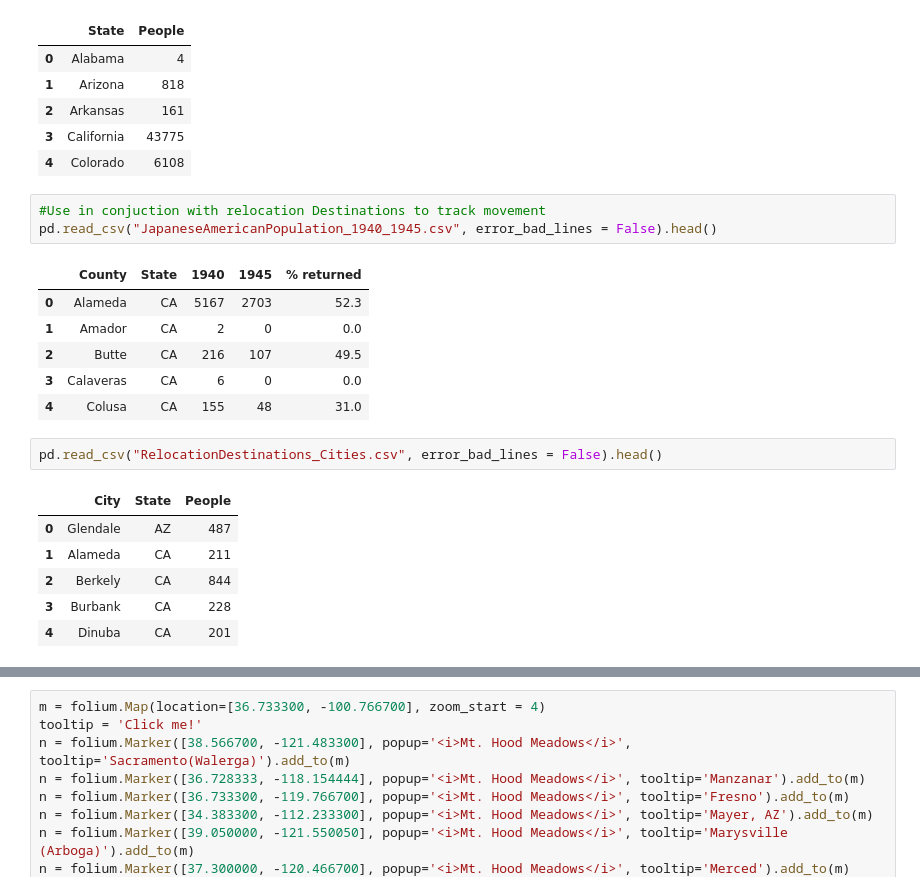
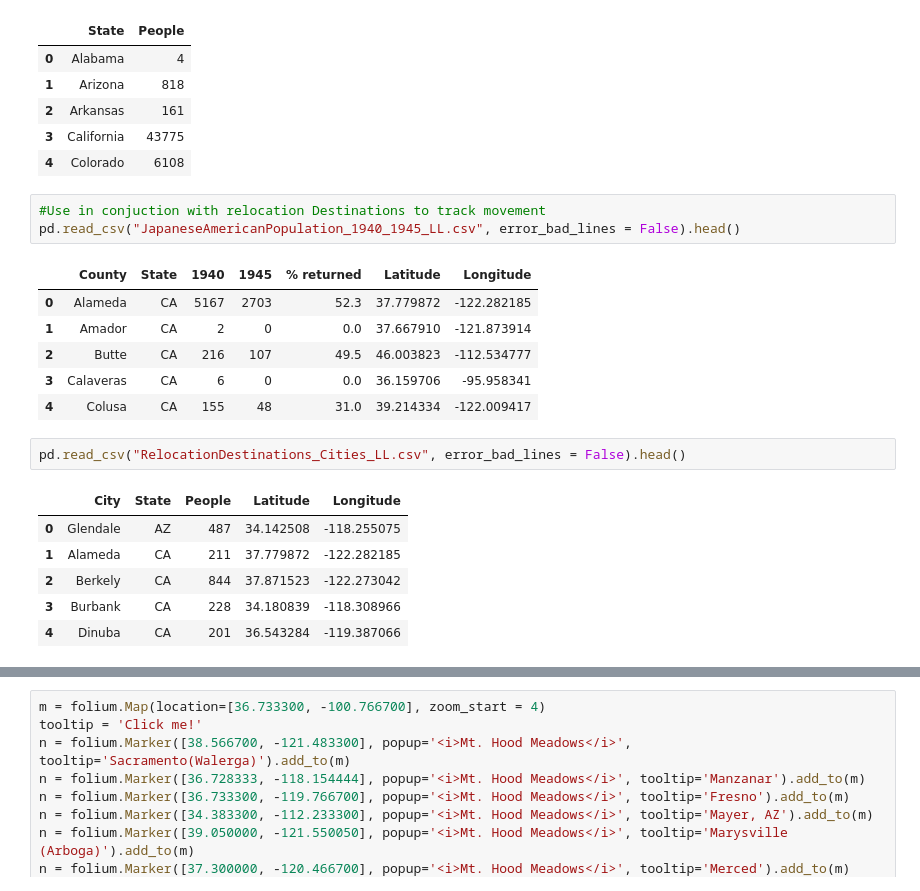
Before and after one commit to ds-modules/colwrit-r4b, a Jupyter notebook: Loading-Cleaning Data.ipynb, the cells around one changed output, grey strips where cells are left out. Drawn from its saved outputs; the diff is of its cells as text.

```diff
--- a/Loading-Cleaning Data.ipynb
+++ b/Loading-Cleaning Data.ipynb
@@ -122,20 +122,20 @@ pd.read_csv("RelocationDestinations_States.csv", error_bad_lines = False).head()
 | 4 | Colorado | 6108 |
 # %%
 #Use in conjuction with relocation Destinations to track movement
-pd.read_csv("JapaneseAmericanPopulation_1940_1945.csv", error_bad_lines = False).head()
+pd.read_csv("JapaneseAmericanPopulation_1940_1945_LL.csv", error_bad_lines = False).head()
 # %% [output]
-|  | County | State | 1940 | 1945 | % returned |
-| 0 | Alameda | CA | 5167 | 2703 | 52.3 |
-| 1 | Amador | CA | 2 | 0 | 0.0 |
-| 2 | Butte | CA | 216 | 107 | 49.5 |
-| 3 | Calaveras | CA | 6 | 0 | 0.0 |
-| 4 | Colusa | CA | 155 | 48 | 31.0 |
+|  | County | State | 1940 | 1945 | % returned | Latitude | Longitude |
+| 0 | Alameda | CA | 5167 | 2703 | 52.3 | 37.779872 | -122.282185 |
+| 1 | Amador | CA | 2 | 0 | 0.0 | 37.667910 | -121.873914 |
+| 2 | Butte | CA | 216 | 107 | 49.5 | 46.003823 | -112.534777 |
+| 3 | Calaveras | CA | 6 | 0 | 0.0 | 36.159706 | -95.958341 |
+| 4 | Colusa | CA | 155 | 48 | 31.0 | 39.214334 | -122.009417 |
 # %%
-pd.read_csv("RelocationDestinations_Cities.csv", error_bad_lines = False).head()
+pd.read_csv("RelocationDestinations_Cities_LL.csv", error_bad_lines = False).head()
 # %% [output]
-|  | City | State | People |
-| 0 | Glendale | AZ | 487 |
-| 1 | Alameda | CA | 211 |
-| 2 | Berkely | CA | 844 |
-| 3 | Burbank | CA | 228 |
-| 4 | Dinuba | CA | 201 |
+|  | City | State | People | Latitude | Longitude |
+| 0 | Glendale | AZ | 487 | 34.142508 | -118.255075 |
+| 1 | Alameda | CA | 211 | 37.779872 | -122.282185 |
+| 2 | Berkely | CA | 844 | 37.871523 | -122.273042 |
+| 3 | Burbank | CA | 228 | 34.180839 | -118.308966 |
+| 4 | Dinuba | CA | 201 | 36.543284 | -119.387066 |
```
Also changed, not shown: parts of 4 cells of this notebook, 4 other files.
